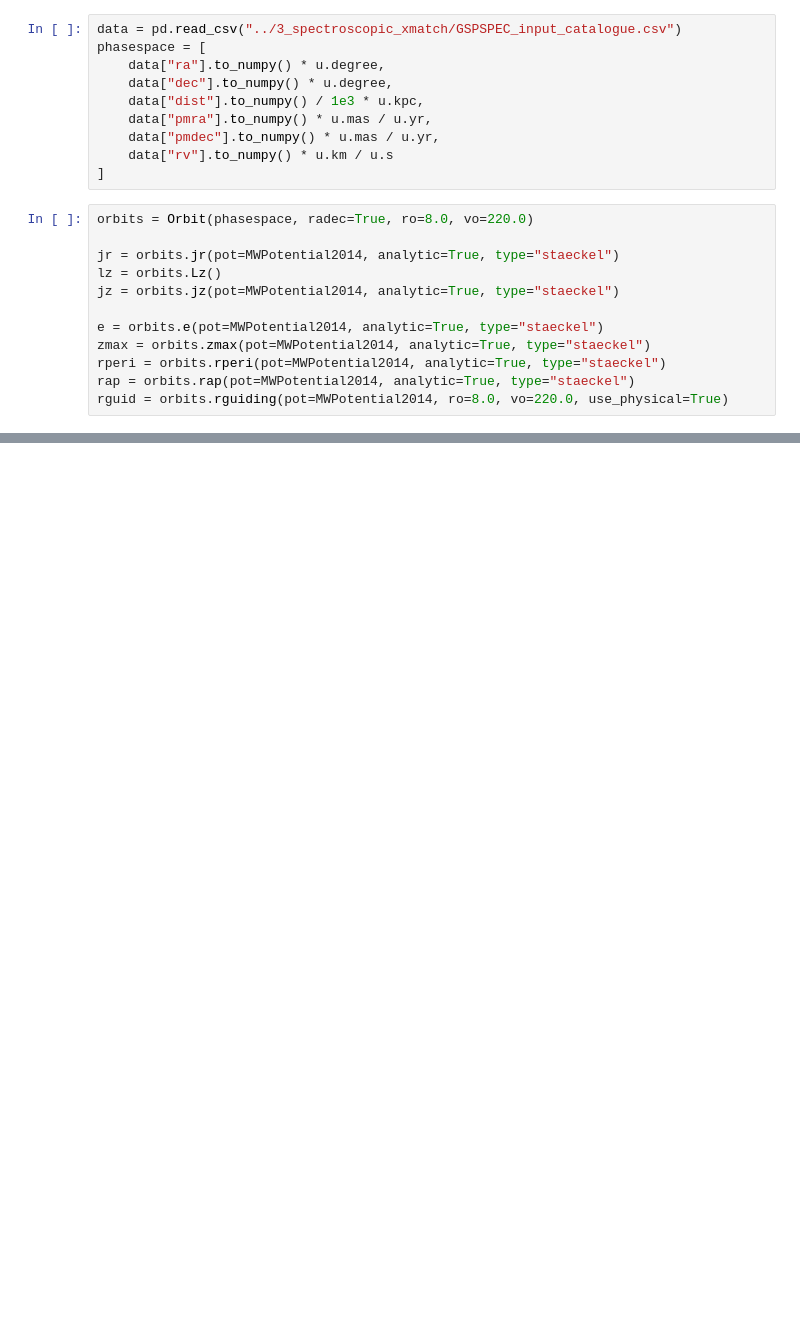
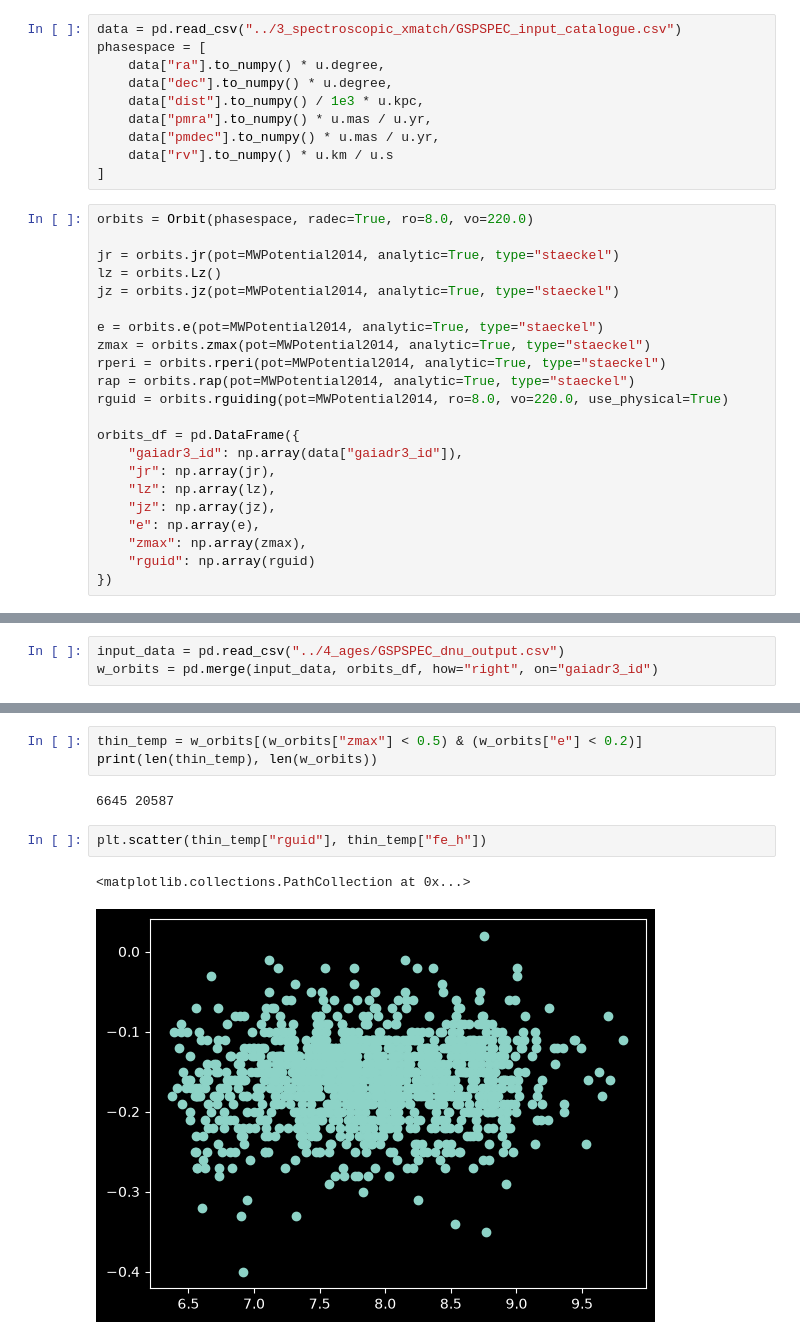
Before and after one commit to ljiainspriggs/ANU-SCNC3101-26SEM2, a Jupyter notebook: 5_thin_v_thick/5_1_GSPSPECorbits.ipynb, the cells around one changed output, grey strips where cells are left out. Drawn from its saved outputs; the diff is of its cells as text; blank space fills up the shorter version.

```diff
--- a/5_thin_v_thick/5_1_GSPSPECorbits.ipynb
+++ b/5_thin_v_thick/5_1_GSPSPECorbits.ipynb
@@ -28,3 +82,13 @@ zmax = orbits.zmax(pot=MWPotential2014, analytic=True, type="staeckel")
 rperi = orbits.rperi(pot=MWPotential2014, analytic=True, type="staeckel")
 rap = orbits.rap(pot=MWPotential2014, analytic=True, type="staeckel")
 rguid = orbits.rguiding(pot=MWPotential2014, ro=8.0, vo=220.0, use_physical=True)
+
+orbits_df = pd.DataFrame({
+    "gaiadr3_id": np.array(data["gaiadr3_id"]),
+    "jr": np.array(jr),
+    "lz": np.array(lz),
+    "jz": np.array(jz),
+    "e": np.array(e),
+    "zmax": np.array(zmax),
+    "rguid": np.array(rguid)
+})
@@ -36,0 +95,3 @@ plt.show()
+# %%
+input_data = pd.read_csv("../4_ages/GSPSPEC_dnu_output.csv")
+w_orbits = pd.merge(input_data, orbits_df, how="right", on="gaiadr3_id")
@@ -36,0 +222,10 @@ plt.show()
+# %%
+thin_temp = w_orbits[(w_orbits["zmax"] < 0.5) & (w_orbits["e"] < 0.2)]
+print(len(thin_temp), len(w_orbits))
+# %% [output]
+6645 20587
+# %%
+plt.scatter(thin_temp["rguid"], thin_temp["fe_h"])
+# %% [output]
+<matplotlib.collections.PathCollection at 0x...>
+[figure, added]
```
Also changed, not shown: parts of 8 cells of this notebook, 16 other files.
